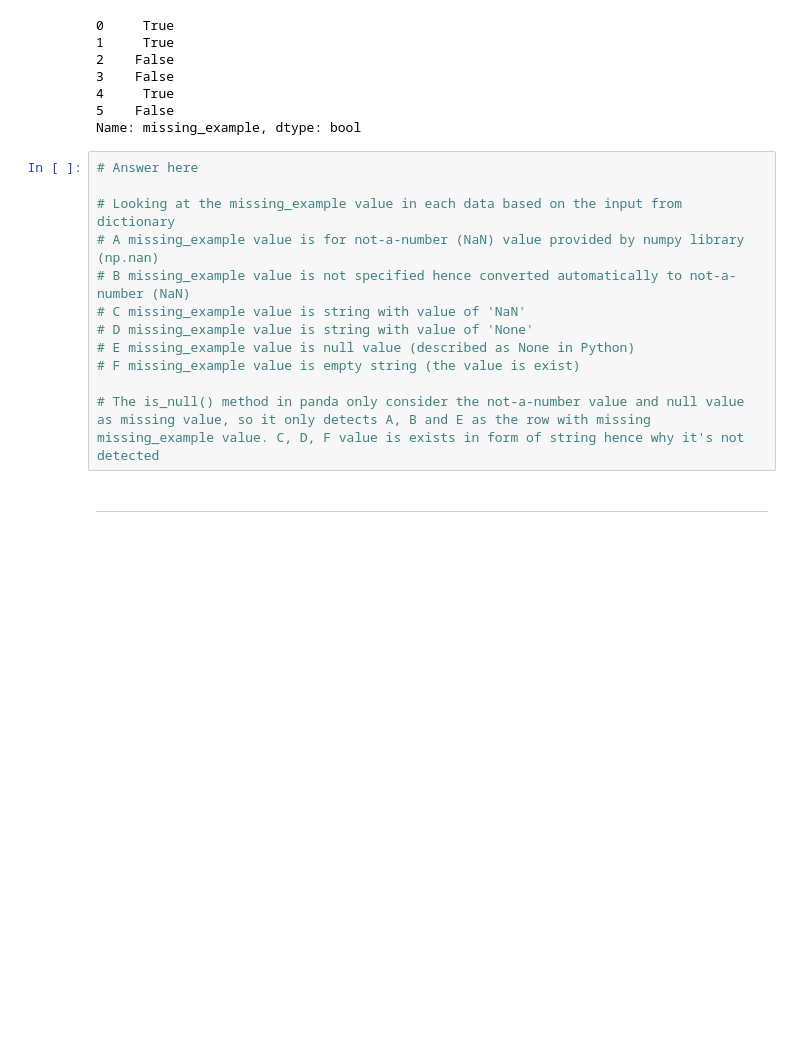
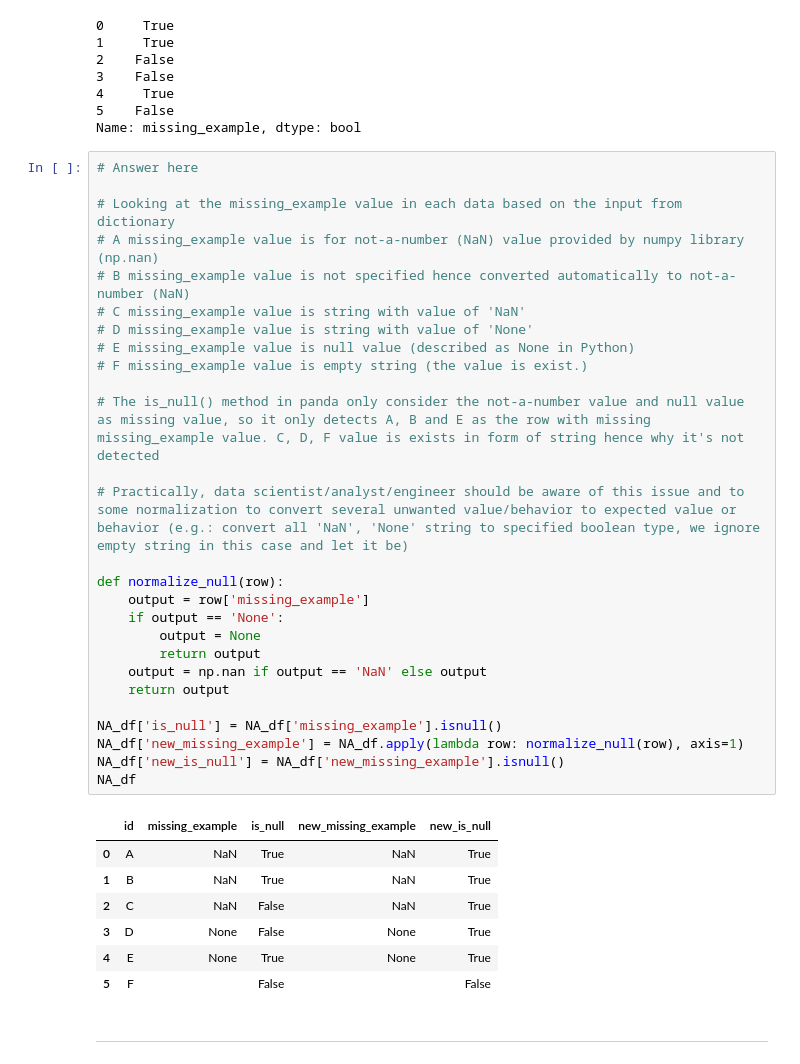
Before and after one commit to edwinsanjaya/DM2022-Lab1-Master, a Jupyter notebook: DM2022-Lab1-Master.ipynb, the cells around one changed output. Cells and saved outputs as stored; diff of their text form; blank space fills up the shorter version.

```diff
--- a/DM2022-Lab1-Master.ipynb
+++ b/DM2022-Lab1-Master.ipynb
@@ -677,15 +675,38 @@ Name: missing_example, dtype: bool
 # %%
 # Answer here
 
 # Looking at the missing_example value in each data based on the input from dictionary
 # A missing_example value is for not-a-number (NaN) value provided by numpy library (np.nan)
 # B missing_example value is not specified hence converted automatically to not-a-number (NaN)
 # C missing_example value is string with value of 'NaN'
 # D missing_example value is string with value of 'None'
 # E missing_example value is null value (described as None in Python)
-# F missing_example value is empty string (the value is exist)
+# F missing_example value is empty string (the value is exist.)
 
 # The is_null() method in panda only consider the not-a-number value and null value as missing value, so it only detects A, B and E as the row with missing missing_example value. C, D, F value is exists in form of string hence why it's not detected
+
+# Practically, data scientist/analyst/engineer should be aware of this issue and to some normalization to convert several unwanted value/behavior to expected value or behavior (e.g.: convert all 'NaN', 'None' string to specified boolean type, we ignore empty string in this case and let it be)
+
+def normalize_null(row):
+    output = row['missing_example']
+    if output == 'None':
+        output = None
+        return output
+    output = np.nan if output == 'NaN' else output
+    return output
+
+NA_df['is_null'] = NA_df['missing_example'].isnull()
+NA_df['new_missing_example'] = NA_df.apply(lambda row: normalize_null(row), axis=1)
+NA_df['new_is_null'] = NA_df['new_missing_example'].isnull()
+NA_df
+# %% [output]
+|  | id | missing_example | is_null | new_missing_example | new_is_null |
+| 0 | A | NaN | True | NaN | True |
+| 1 | B | NaN | True | NaN | True |
+| 2 | C | NaN | False | NaN | True |
+| 3 | D | None | False | None | True |
+| 4 | E | None | True | None | True |
+| 5 | F |  | False |  | False |
 # %% [markdown]
 ---
 # %% [markdown]
```
Also changed, not shown: parts of 8 cells of this notebook.
